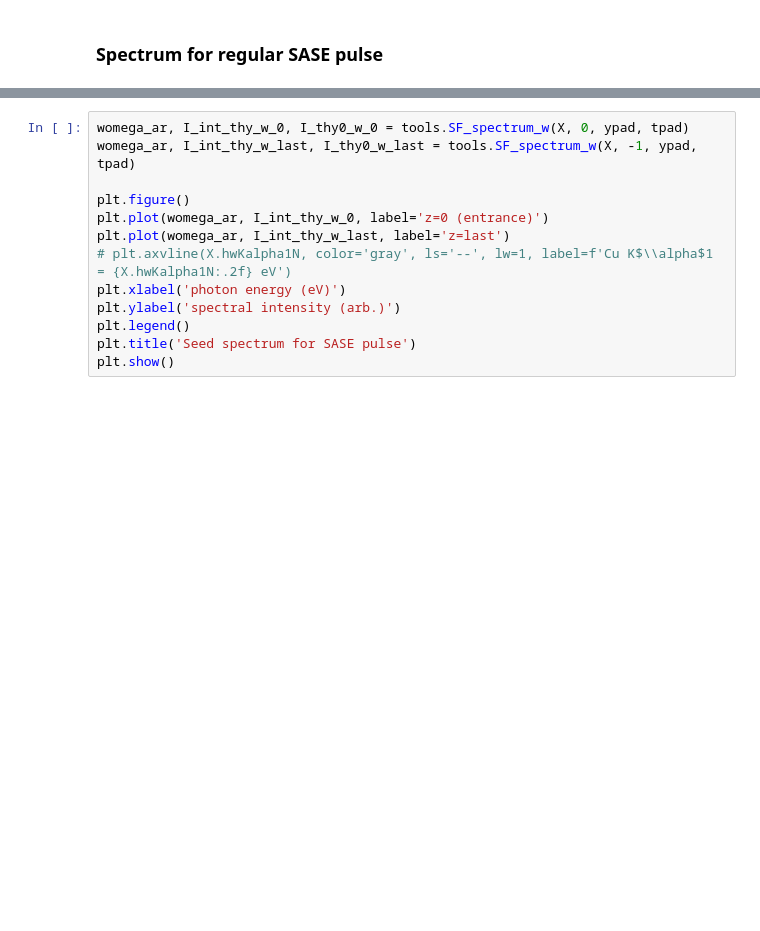
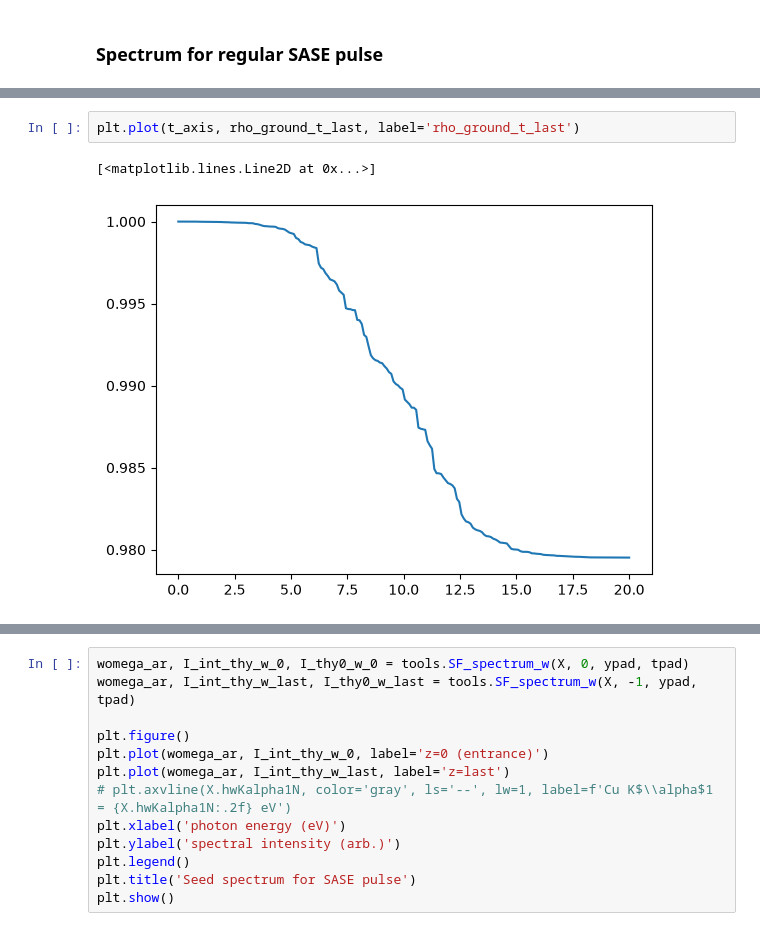
Before and after one commit to P4GAN/Cu-RSA-XFEL-Simulation, a Jupyter notebook: notebooks/monochromator.ipynb, the cells around one changed output, grey strips where cells are left out. Saved outputs shown, nothing was run; the diff lists cells and outputs as text; blank space fills up the shorter version.

```diff
--- a/notebooks/monochromator.ipynb
+++ b/notebooks/monochromator.ipynb
@@ -31 +81,6 @@ ypad = 64
+# %%
+plt.plot(t_axis, rho_ground_t_last, label='rho_ground_t_last')
+# %% [output]
+[<matplotlib.lines.Line2D at 0x...>]
+[figure, added]
 # %%
```
Also changed, not shown: parts of 7 cells of this notebook, 15 other files.
